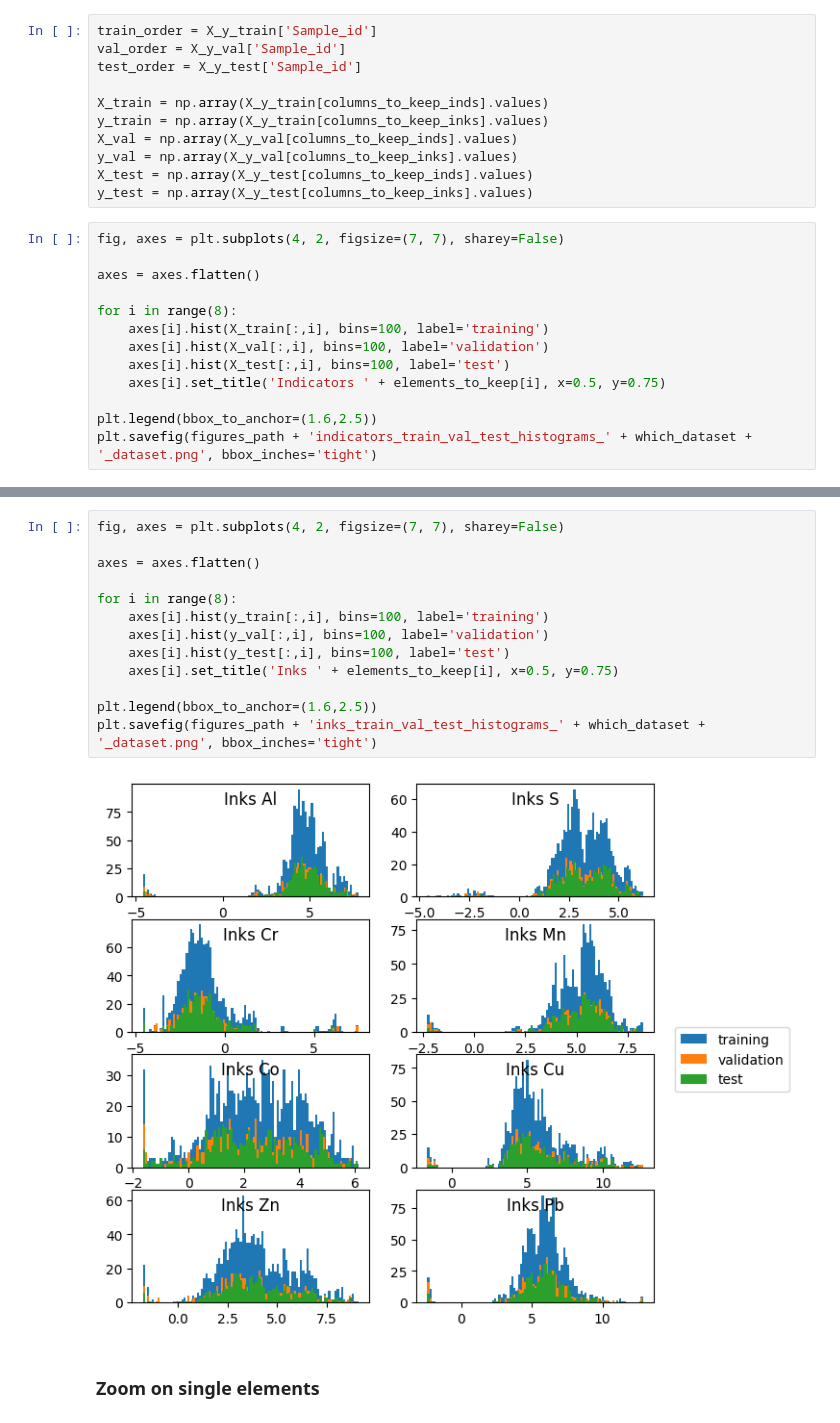
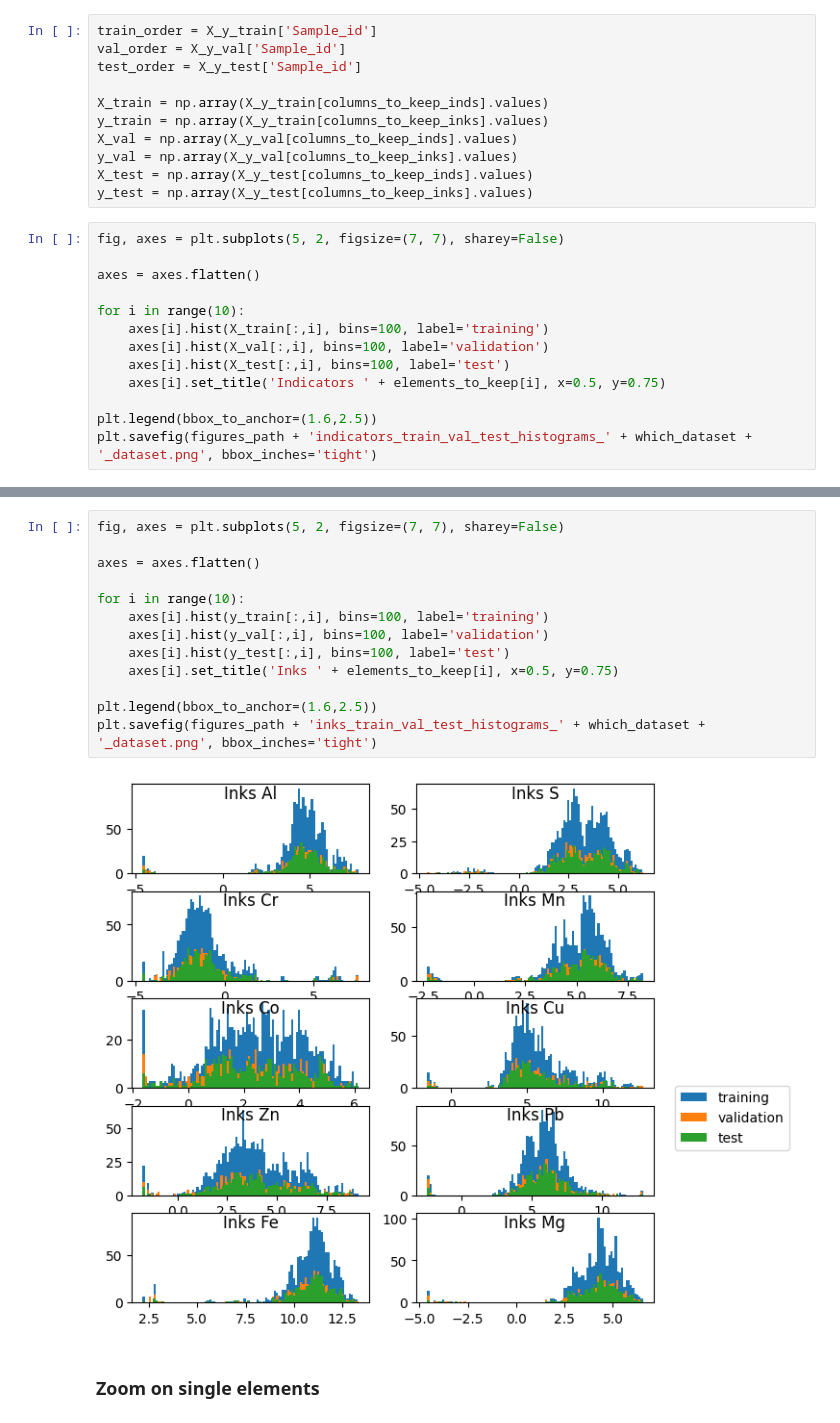
Before and after one commit to BDomzal/inks, a Jupyter notebook: notebooks/training_data_quality_visualisations.ipynb, the cells around one changed output, grey strips where cells are left out. Drawn from its saved outputs; the diff is of its cells as text.

Commit message:
Created new histograms with 10 elements

```diff
--- a/notebooks/training_data_quality_visualisations.ipynb
+++ b/notebooks/training_data_quality_visualisations.ipynb
@@ -285,11 +285,11 @@ y_val = np.array(X_y_val[columns_to_keep_inks].values)
 X_test = np.array(X_y_test[columns_to_keep_inds].values)
 y_test = np.array(X_y_test[columns_to_keep_inks].values)
 # %%
-fig, axes = plt.subplots(4, 2, figsize=(7, 7), sharey=False)
+fig, axes = plt.subplots(5, 2, figsize=(7, 7), sharey=False)
 
 axes = axes.flatten()
 
-for i in range(8):
+for i in range(10):
     axes[i].hist(X_train[:,i], bins=100, label='training')
     axes[i].hist(X_val[:,i], bins=100, label='validation')
     axes[i].hist(X_test[:,i], bins=100, label='test')
@@ -302,18 +302,18 @@ plt.savefig(figures_path + 'indicators_train_val_test_histograms_' + which_datas
 # %%
-fig, axes = plt.subplots(4, 2, figsize=(7, 7), sharey=False)
+fig, axes = plt.subplots(5, 2, figsize=(7, 7), sharey=False)
 
 axes = axes.flatten()
 
-for i in range(8):
+for i in range(10):
     axes[i].hist(y_train[:,i], bins=100, label='training')
     axes[i].hist(y_val[:,i], bins=100, label='validation')
     axes[i].hist(y_test[:,i], bins=100, label='test')
     axes[i].set_title('Inks ' + elements_to_keep[i], x=0.5, y=0.75)
 
 plt.legend(bbox_to_anchor=(1.6,2.5))
 plt.savefig(figures_path + 'inks_train_val_test_histograms_' + which_dataset + '_dataset.png', bbox_inches='tight')
 # %% [output]
-[figure, old version]
+[figure, new version]
 # %% [markdown]
 ### Zoom on single elements
 # %%
```
Also changed, not shown: parts of 1 cell of this notebook, 2 other files.
